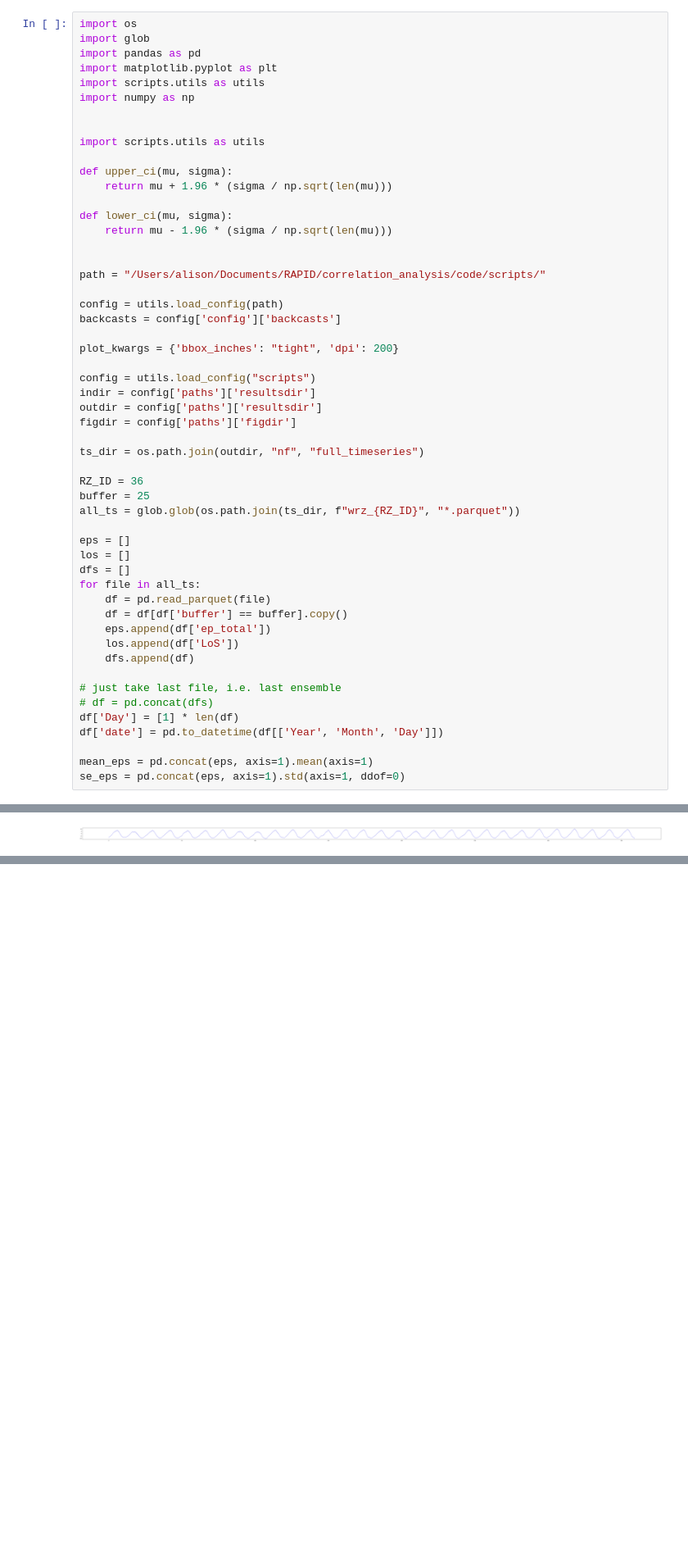
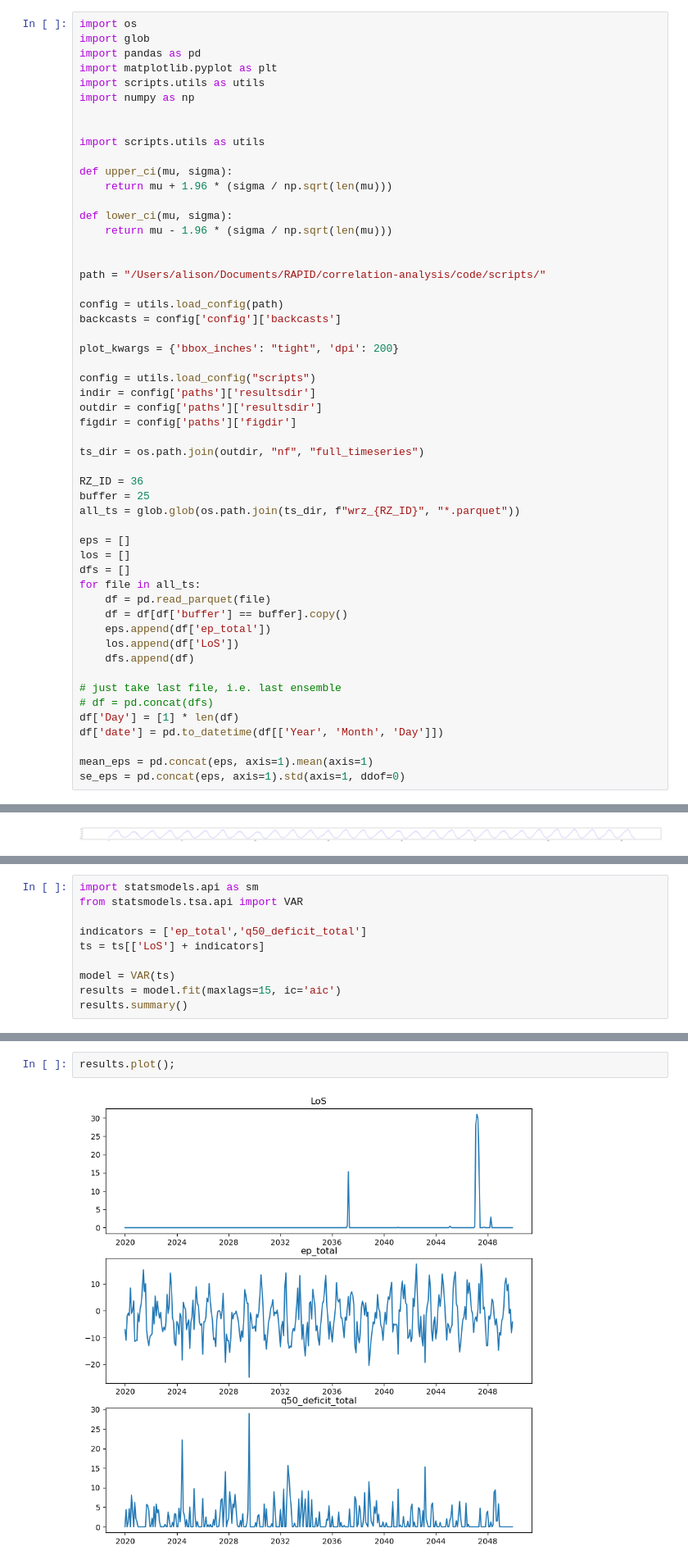
Before and after one commit to alisonpeard/correlation-analysis, a Jupyter notebook: code/2. Timeseries.ipynb, the cells around one changed output, grey strips where cells are left out. Shown at 82% size. Drawn from its saved outputs; the diff is of its cells as text; blank space fills up the shorter version.

Commit message:
tidied up correlation results notebook and added prelim VAR analysis

```diff
--- a/code/2. Timeseries.ipynb
+++ b/code/2. Timeseries.ipynb
@@ -16,7 +16,7 @@ def lower_ci(mu, sigma):
     return mu - 1.96 * (sigma / np.sqrt(len(mu)))
 
 
-path = "/Users/alison/Documents/RAPID/correlation_analysis/code/scripts/"
+path = "/Users/alison/Documents/RAPID/correlation-analysis/code/scripts/"
 
 config = utils.load_config(path)
 backcasts = config['config']['backcasts']
@@ -138,0 +146,10 @@ plt.plot(ts[ts['Year'] == 2020]['ep_total'])
+# %%
+import statsmodels.api as sm
+from statsmodels.tsa.api import VAR
+
+indicators = ['ep_total','q50_deficit_total']
+ts = ts[['LoS'] + indicators]
+
+model = VAR(ts)
+results = model.fit(maxlags=15, ic='aic')
+results.summary()
@@ -138,0 +193,4 @@ plt.plot(ts[ts['Year'] == 2020]['ep_total'])
+# %%
+results.plot();
+# %% [output]
+[figure, added]
```
Also changed, not shown: parts of 14 cells of this notebook, 8 other files.
